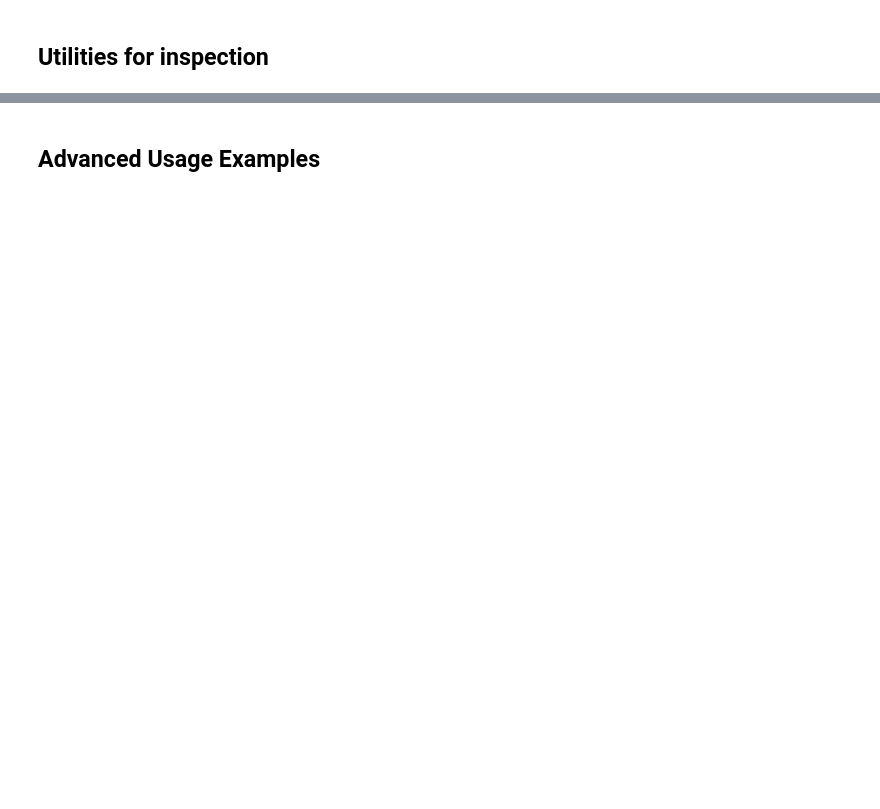
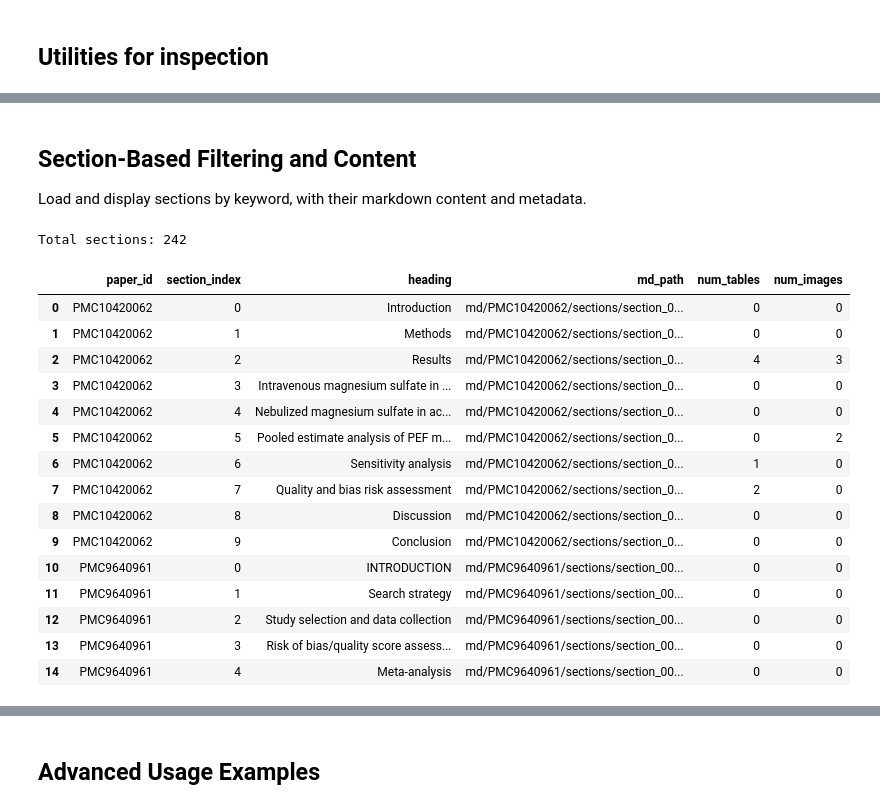
Before and after one commit to AGH-Projects-Library/ai4es-oa-paper-scrapper, a Jupyter notebook: notebooks/inspect_clean_export.ipynb, the cells around one changed output, grey strips where cells are left out. Saved outputs shown, nothing was run; the diff lists cells and outputs as text; code cells hidden in the pictures; blank space fills up the shorter version.

```diff
--- a/notebooks/inspect_clean_export.ipynb
+++ b/notebooks/inspect_clean_export.ipynb
@@ -221,0 +208,27 @@ CSV Path: tables/PMC11659254/table_1.csv
+# %% [markdown]
+## Section-Based Filtering and Content
+
+Load and display sections by keyword, with their markdown content and metadata.
+# %%
+# Get all sections as a dataframe
+df_sections = reader.get_all_sections_dataframe()
+print(f"Total sections: {len(df_sections)}\n")
+display(df_sections.head(15))
+# %% [output]
+Total sections: 242
+|  | paper_id | section_index | heading | md_path | num_tables | num_images |
+| 0 | PMC10420062 | 0 | Introduction | md/PMC10420062/sections/section_0... | 0 | 0 |
+| 1 | PMC10420062 | 1 | Methods | md/PMC10420062/sections/section_0... | 0 | 0 |
+| 2 | PMC10420062 | 2 | Results | md/PMC10420062/sections/section_0... | 4 | 3 |
+| 3 | PMC10420062 | 3 | Intravenous magnesium sulfate in ... | md/PMC10420062/sections/section_0... | 0 | 0 |
+| 4 | PMC10420062 | 4 | Nebulized magnesium sulfate in ac... | md/PMC10420062/sections/section_0... | 0 | 0 |
+| 5 | PMC10420062 | 5 | Pooled estimate analysis of PEF m... | md/PMC10420062/sections/section_0... | 0 | 2 |
+| 6 | PMC10420062 | 6 | Sensitivity analysis | md/PMC10420062/sections/section_0... | 1 | 0 |
+| 7 | PMC10420062 | 7 | Quality and bias risk assessment | md/PMC10420062/sections/section_0... | 2 | 0 |
+| 8 | PMC10420062 | 8 | Discussion | md/PMC10420062/sections/section_0... | 0 | 0 |
+| 9 | PMC10420062 | 9 | Conclusion | md/PMC10420062/sections/section_0... | 0 | 0 |
+| 10 | PMC9640961 | 0 | INTRODUCTION | md/PMC9640961/sections/section_00... | 0 | 0 |
+| 11 | PMC9640961 | 1 | Search strategy | md/PMC9640961/sections/section_00... | 0 | 0 |
+| 12 | PMC9640961 | 2 | Study selection and data collection | md/PMC9640961/sections/section_00... | 0 | 0 |
+| 13 | PMC9640961 | 3 | Risk of bias/quality score assess... | md/PMC9640961/sections/section_00... | 0 | 0 |
+| 14 | PMC9640961 | 4 | Meta‐analysis | md/PMC9640961/sections/section_00... | 0 | 0 |
```
Also changed, not shown: parts of 11 cells of this notebook, 4 other files.
